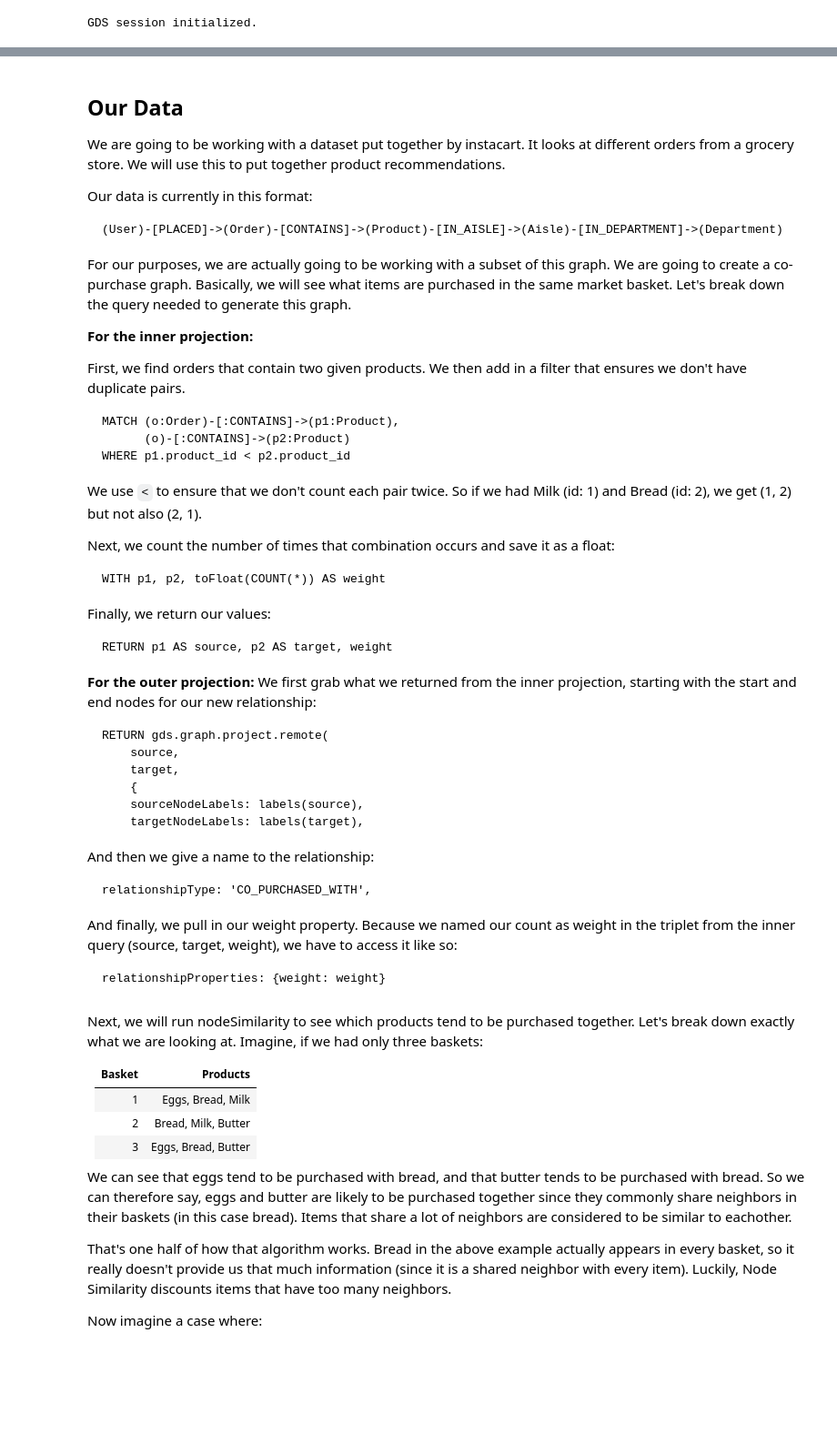
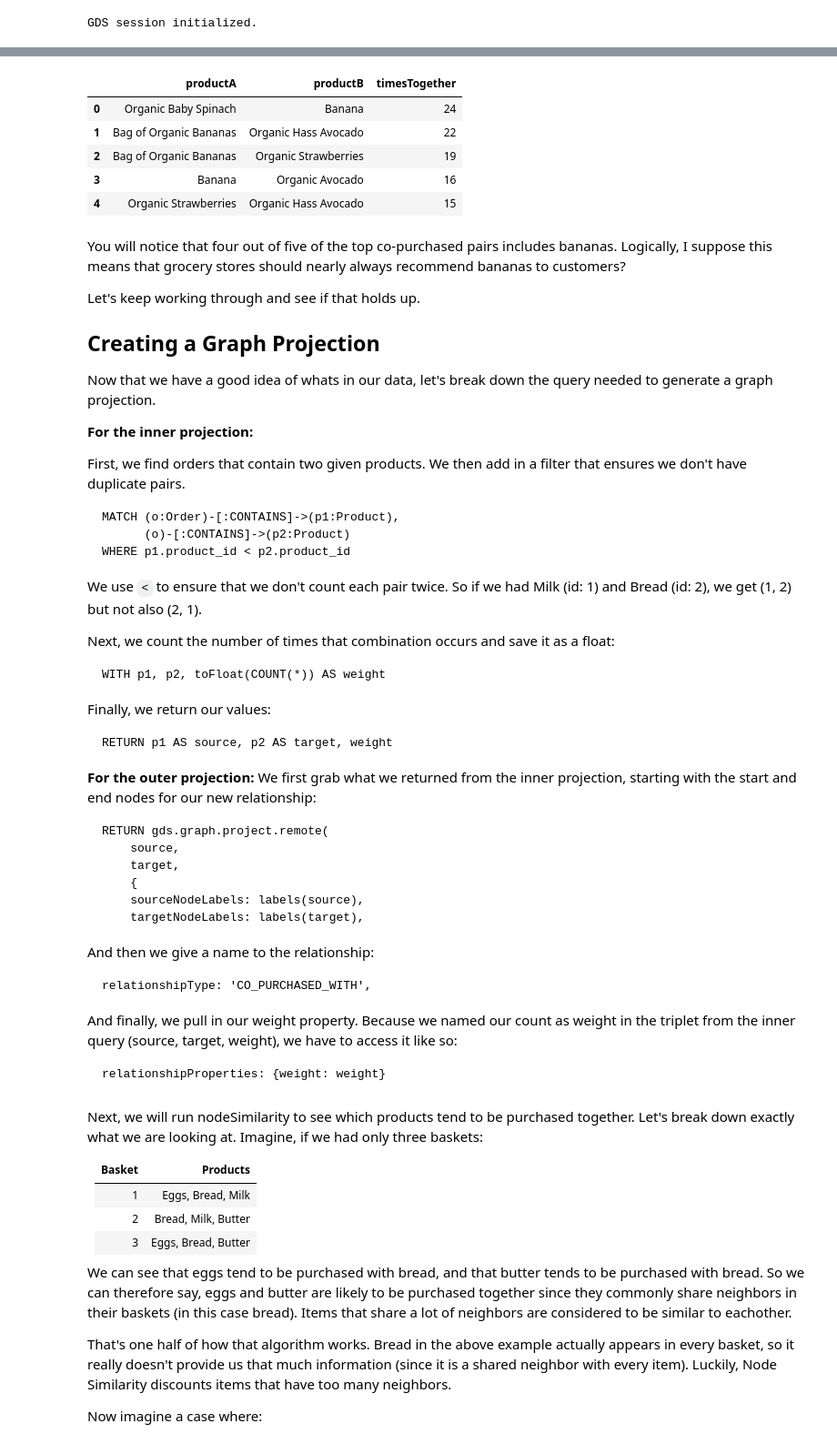
Before and after one commit to neo4j-product-examples/aura-graph-analytics, a Jupyter notebook: better_recommendations/better_recommendations.ipynb, the cells around one changed output, grey strips where cells are left out. Shown: that part at 91% size. Drawn from its saved outputs; the diff is of its cells as text; code cells hidden in the pictures; blank space fills up the shorter version.

Commit message:
recommendations

````diff
--- a/better_recommendations/better_recommendations.ipynb
+++ b/better_recommendations/better_recommendations.ipynb
@@ -77,13 +89,30 @@ GDS session initialized.
+# %%
+query = """MATCH (o:Order)-[:CONTAINS]->(p1:Product),
+      (o)-[:CONTAINS]->(p2:Product)
+WHERE id(p1) < id(p2)
+RETURN p1.name AS productA,
+       p2.name AS productB,
+       count(*) AS timesTogether
+ORDER BY timesTogether DESC
+LIMIT 5;"""
+
+df = gds.run_cypher(query)
+df
+# %% [output]
+|  | productA | productB | timesTogether |
+| 0 | Organic Baby Spinach | Banana | 24 |
+| 1 | Bag of Organic Bananas | Organic Hass Avocado | 22 |
+| 2 | Bag of Organic Bananas | Organic Strawberries | 19 |
+| 3 | Banana | Organic Avocado | 16 |
+| 4 | Organic Strawberries | Organic Hass Avocado | 15 |
 # %% [markdown]
-## Our Data
+ You will notice that four out of five of the top co-purchased pairs includes bananas. Logically, I suppose this means that grocery stores should nearly always recommend bananas to customers?
 
-We are going to be working with a dataset put together by instacart. It looks at different orders from a grocery store. We will use this to put together product recommendations.
+ Let's keep working through and see if that holds up.
 
-Our data is currently in this format:
-```
-(User)-[PLACED]->(Order)-[CONTAINS]->(Product)-[IN_AISLE]->(Aisle)-[IN_DEPARTMENT]->(Department)
-```
-For our purposes, we are actually going to be working with a subset of this graph. We are going to create a co-purchase graph. Basically, we will see what items are purchased in the same market basket. Let's break down the query needed to generate this graph.
+ ## Creating a Graph Projection
+
+ Now that we have a good idea of whats in our data, let's break down the query needed to generate a graph projection.
 
 **For the inner projection:**
 
````
Also changed, not shown: parts of 2 cells of this notebook, 1 other file.
